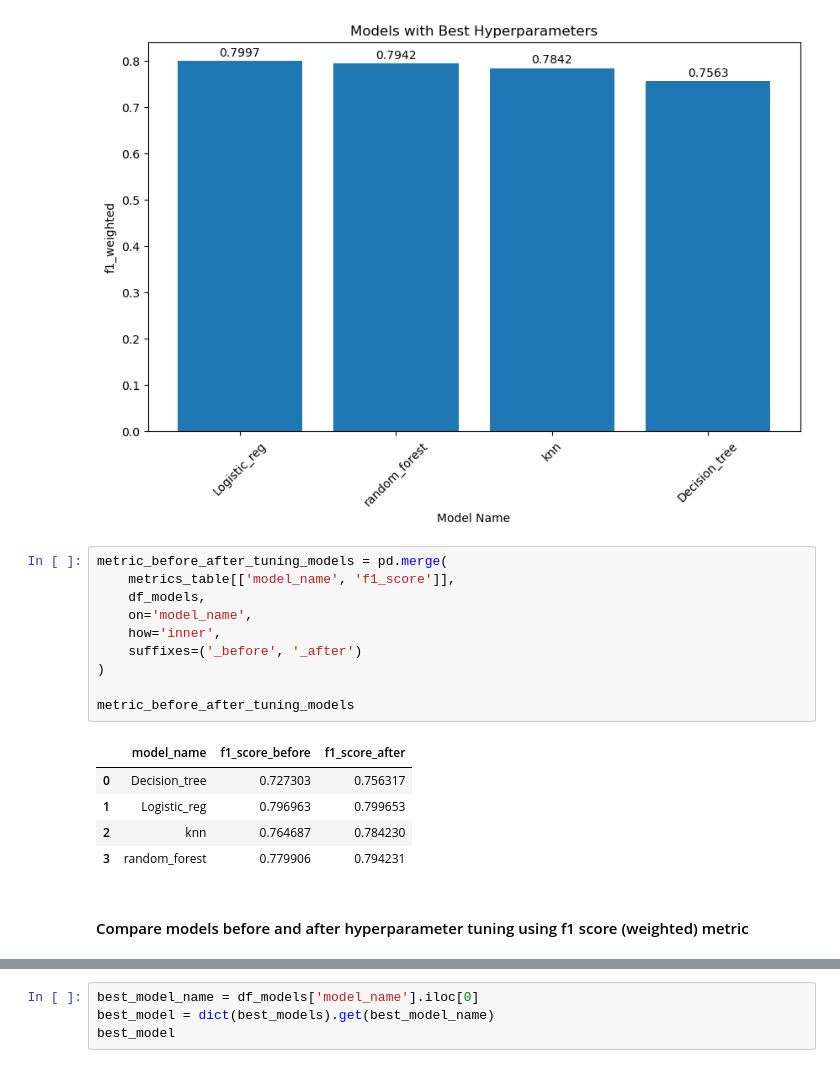
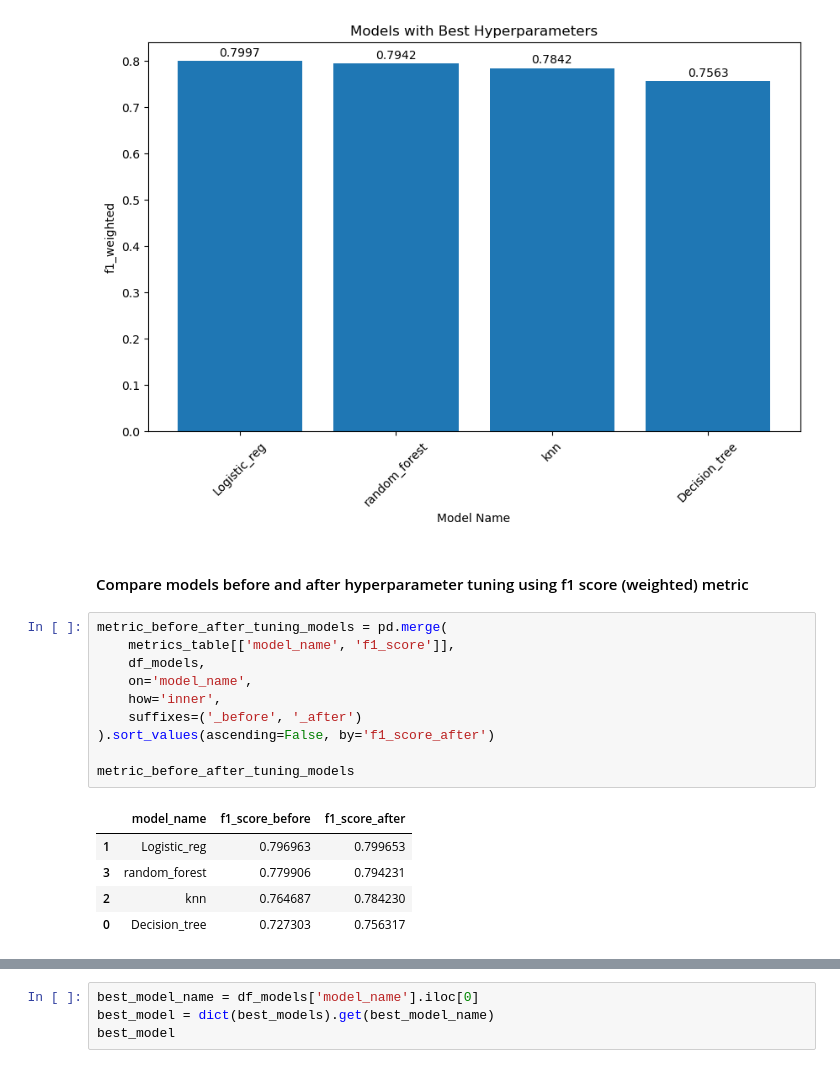
Before and after one commit to MumoMutiso/LP2-Curium-, a Jupyter notebook: modeling.ipynb, the cells around one changed output, grey strips where cells are left out. Saved outputs shown, nothing was run; the diff lists cells and outputs as text.

```diff
--- a/modeling.ipynb
+++ b/modeling.ipynb
@@ -267,24 +282,24 @@ plt.xticks(rotation=45)
 plt.show()
 # %% [output]
 [figure]
-# %%
-metric_before_after_tuning_models = pd.merge(
-    metrics_table[['model_name', 'f1_score']],
-    df_models,
-    on='model_name',
-    how='inner',
-    suffixes=('_before', '_after')
-)
-
-metric_before_after_tuning_models
-# %% [output]
-|  | model_name | f1_score_before | f1_score_after |
-| 0 | Decision_tree | 0.727303 | 0.756317 |
-| 1 | Logistic_reg | 0.796963 | 0.799653 |
-| 2 | knn | 0.764687 | 0.784230 |
-| 3 | random_forest | 0.779906 | 0.794231 |
 # %% [markdown]
 #### Compare models before and after hyperparameter tuning using f1 score (weighted) metric
+# %%
+metric_before_after_tuning_models = pd.merge(
+    metrics_table[['model_name', 'f1_score']],
+    df_models,
+    on='model_name',
+    how='inner',
+    suffixes=('_before', '_after')
+).sort_values(ascending=False, by='f1_score_after')
+
+metric_before_after_tuning_models
+# %% [output]
+|  | model_name | f1_score_before | f1_score_after |
+| 1 | Logistic_reg | 0.796963 | 0.799653 |
+| 3 | random_forest | 0.779906 | 0.794231 |
+| 2 | knn | 0.764687 | 0.784230 |
+| 0 | Decision_tree | 0.727303 | 0.756317 |
 # %%
 # Melt the DataFrame to combine f1_score_before and f1_score_after into a single column
 metric_melted = metric_before_after_tuning_models.melt(id_vars='model_name', var_name='score_type', value_name='f1_score')
```
Also changed, not shown: parts of 3 cells of this notebook.
